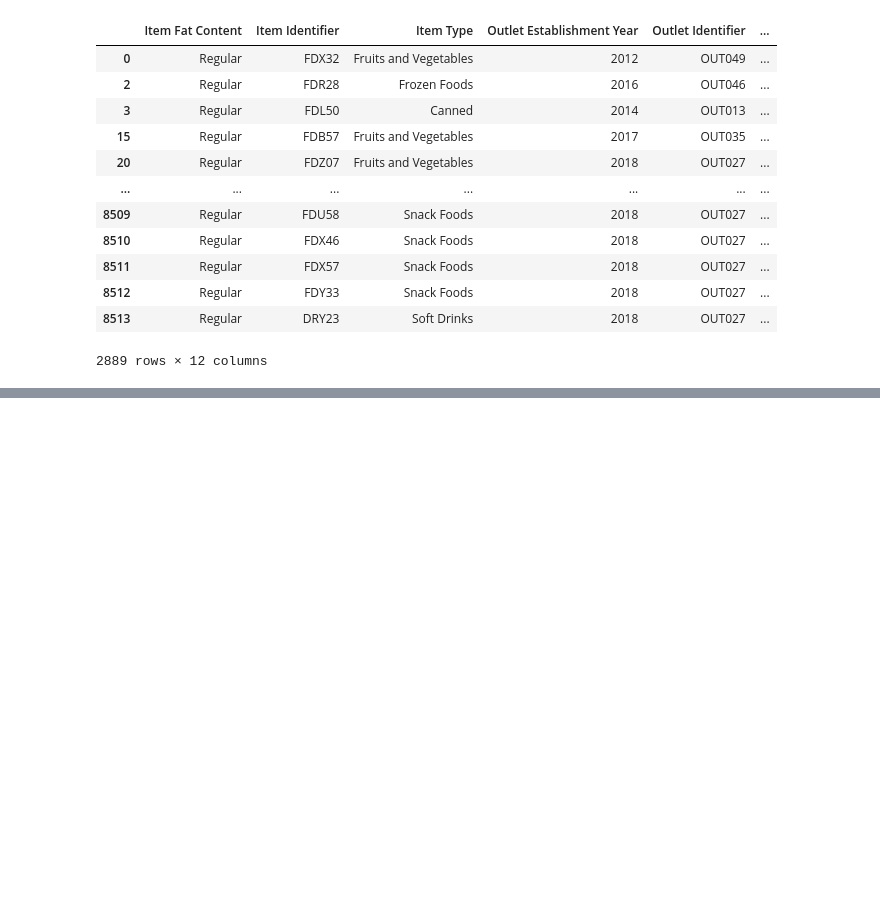
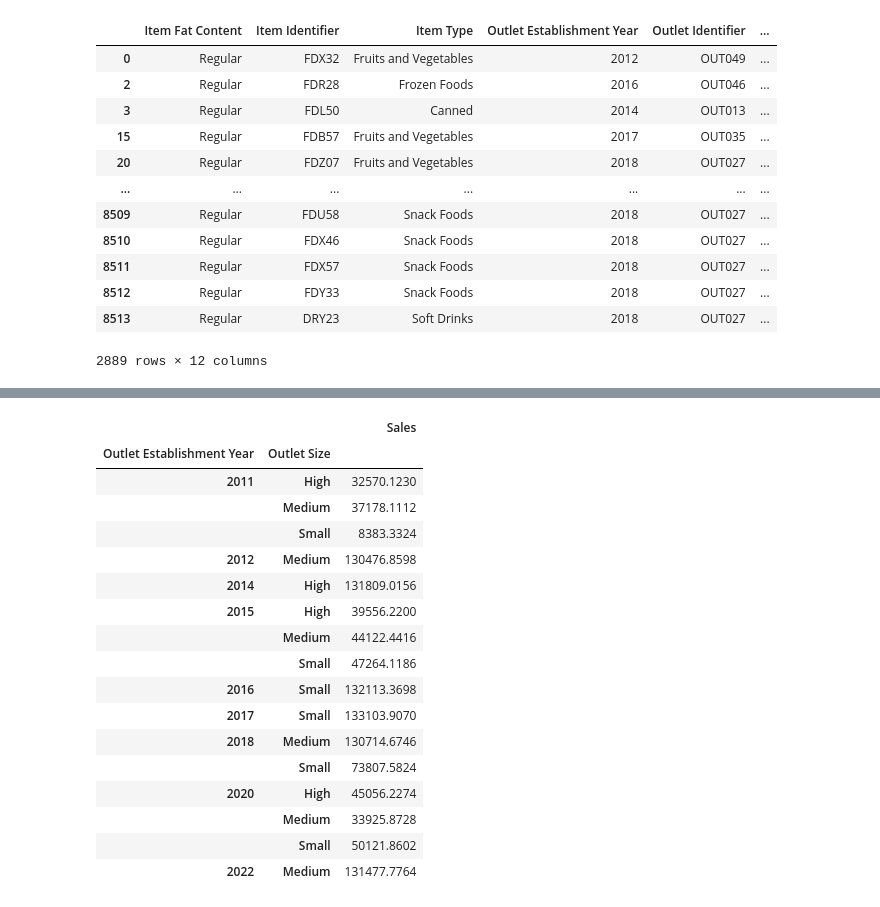
Before and after one commit to Lam2y/Data-Analytics, a Jupyter notebook: Datasets/BlinkIT/BlinkIT.ipynb, the cells around one changed output, grey strips where cells are left out. Saved outputs shown, nothing was run; the diff lists cells and outputs as text; code cells hidden in the pictures; blank space fills up the shorter version.

```diff
--- a/Datasets/BlinkIT/BlinkIT.ipynb
+++ b/Datasets/BlinkIT/BlinkIT.ipynb
@@ -47,0 +71,21 @@ df1[df1['Item Fat Content']=='Regular']
+# %%
+df_agg
+# %% [output]
+|  |  | Sales |
+| Outlet Establishment Year | Outlet Size |  |
+| 2011 | High | 32570.1230 |
+|  | Medium | 37178.1112 |
+|  | Small | 8383.3324 |
+| 2012 | Medium | 130476.8598 |
+| 2014 | High | 131809.0156 |
+| 2015 | High | 39556.2200 |
+|  | Medium | 44122.4416 |
+|  | Small | 47264.1186 |
+| 2016 | Small | 132113.3698 |
+| 2017 | Small | 133103.9070 |
+| 2018 | Medium | 130714.6746 |
+|  | Small | 73807.5824 |
+| 2020 | High | 45056.2274 |
+|  | Medium | 33925.8728 |
+|  | Small | 50121.8602 |
+| 2022 | Medium | 131477.7764 |
```
Also changed, not shown: parts of 5 cells of this notebook, 22 other files.
